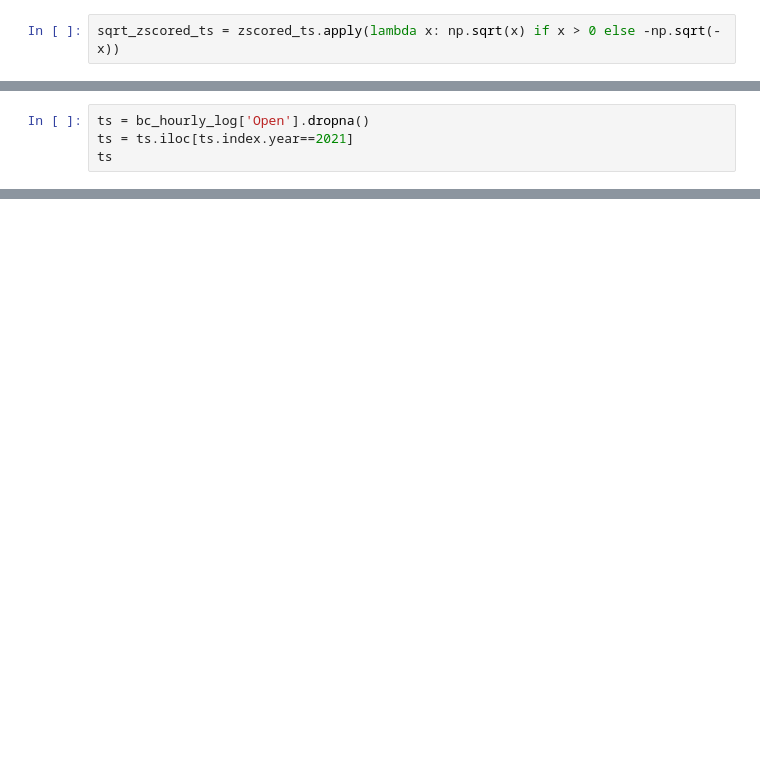
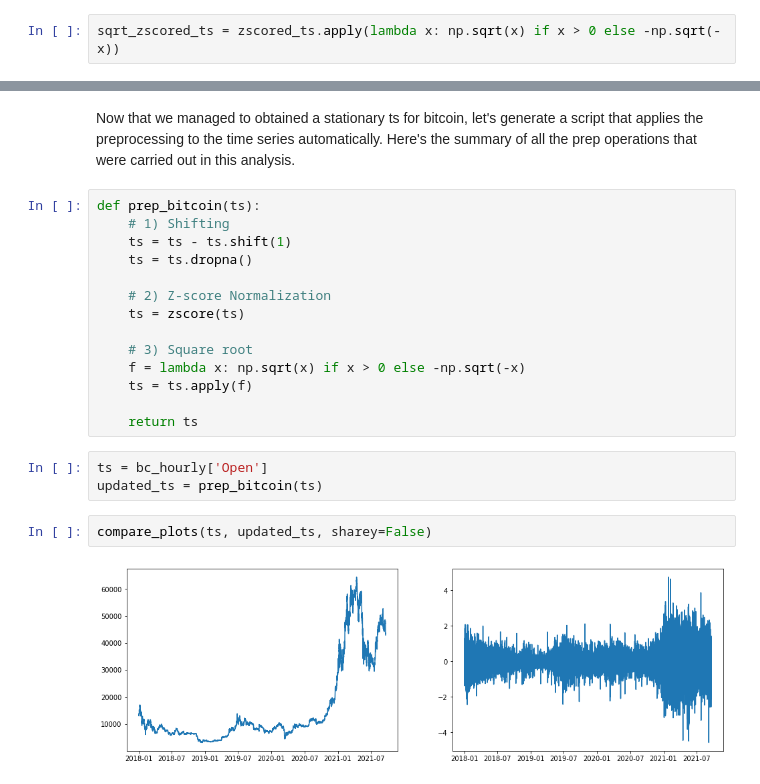
Before and after one commit to tfranza/crypto-forecasting, a Jupyter notebook: eda.ipynb, the cells around one changed output, grey strips where cells are left out. Drawn from its saved outputs; the diff is of its cells as text; blank space fills up the shorter version.

```diff
--- a/eda.ipynb
+++ b/eda.ipynb
@@ -413,4 +324,0 @@ plt.show()
-# %%
-ts = bc_hourly_log['Open'].dropna()
-ts = ts.iloc[ts.index.year==2021]
-ts
@@ -459,0 +366,23 @@ adfuller_test(bc['Target'])
+# %% [markdown]
+Now that we managed to obtained a stationary ts for bitcoin, let's generate a script that applies the preprocessing to the time series automatically. Here's the summary of all the prep operations that were carried out in this analysis.
+# %%
+def prep_bitcoin(ts):
+    # 1) Shifting
+    ts = ts - ts.shift(1)
+    ts = ts.dropna()
+
+    # 2) Z-score Normalization
+    ts = zscore(ts)
+
+    # 3) Square root
+    f = lambda x: np.sqrt(x) if x > 0 else -np.sqrt(-x)
+    ts = ts.apply(f)
+
+    return ts
+# %%
+ts = bc_hourly['Open']
+updated_ts = prep_bitcoin(ts)
+# %%
+compare_plots(ts, updated_ts, sharey=False)
+# %% [output]
+[figure, added]
```
Also changed, not shown: parts of 37 cells of this notebook.
